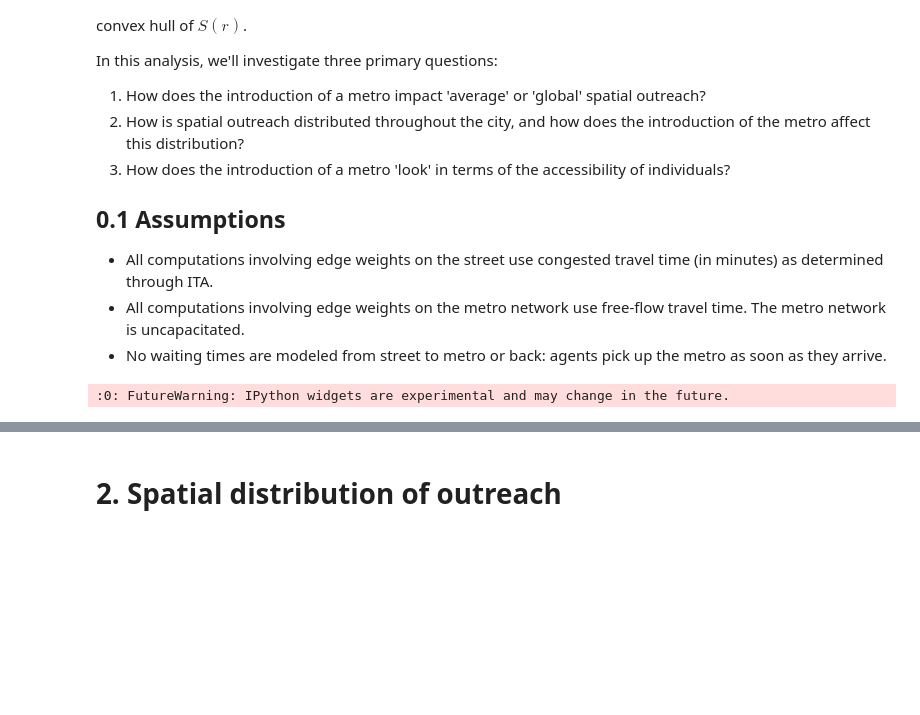
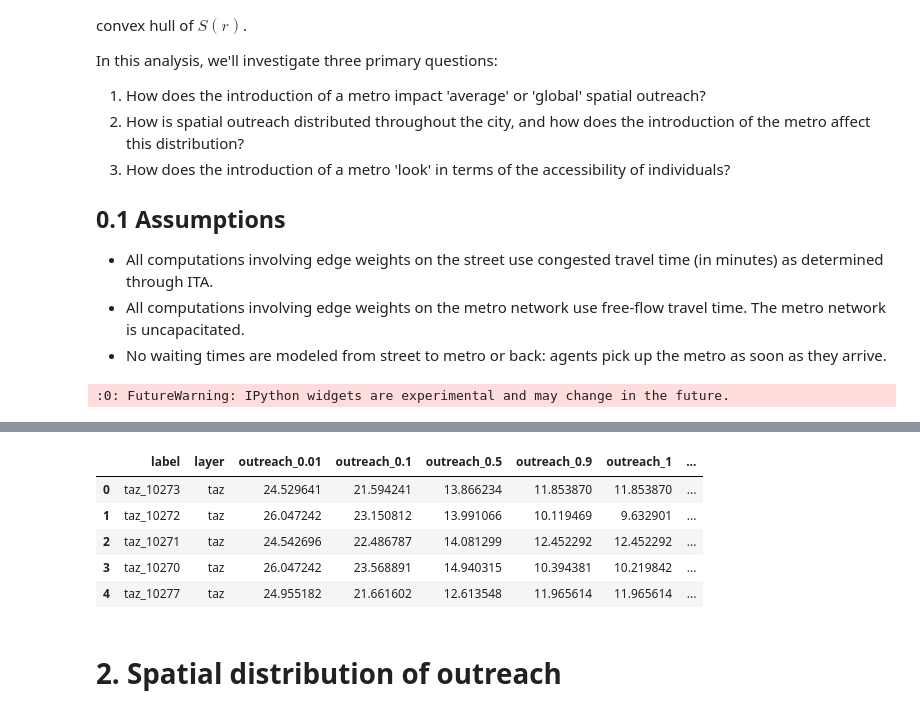
Before and after one commit to PhilChodrow/riyadh_multiplex, a Jupyter notebook: FIGS_spatial_outreach.ipynb, the cells around one changed output, grey strips where cells are left out. Saved outputs shown, nothing was run; the diff lists cells and outputs as text; code cells hidden in the pictures; blank space fills up the shorter version.

```diff
--- a/FIGS_spatial_outreach.ipynb
+++ b/FIGS_spatial_outreach.ipynb
@@ -119,3 +119,12 @@ for col in ['outreach_no_metro'] + ['outreach_' + str(beta) for beta in betas]:
+# %%
+df.head()
+# %% [output]
+|  | label | layer | outreach_0.01 | outreach_0.1 | outreach_0.5 | outreach_0.9 | outreach_1 | ... |
+| 0 | taz_10273 | taz | 24.529641 | 21.594241 | 13.866234 | 11.853870 | 11.853870 | ... |
+| 1 | taz_10272 | taz | 26.047242 | 23.150812 | 13.991066 | 10.119469 | 9.632901 | ... |
+| 2 | taz_10271 | taz | 24.542696 | 22.486787 | 14.081299 | 12.452292 | 12.452292 | ... |
+| 3 | taz_10270 | taz | 26.047242 | 23.568891 | 14.940315 | 10.394381 | 10.219842 | ... |
+| 4 | taz_10277 | taz | 24.955182 | 21.661602 | 12.613548 | 11.965614 | 11.965614 | ... |
 # %% [markdown]
 # 2. Spatial distribution of outreach
 # %% [markdown]
```
Also changed, not shown: parts of 5 cells of this notebook, 2 other files.
